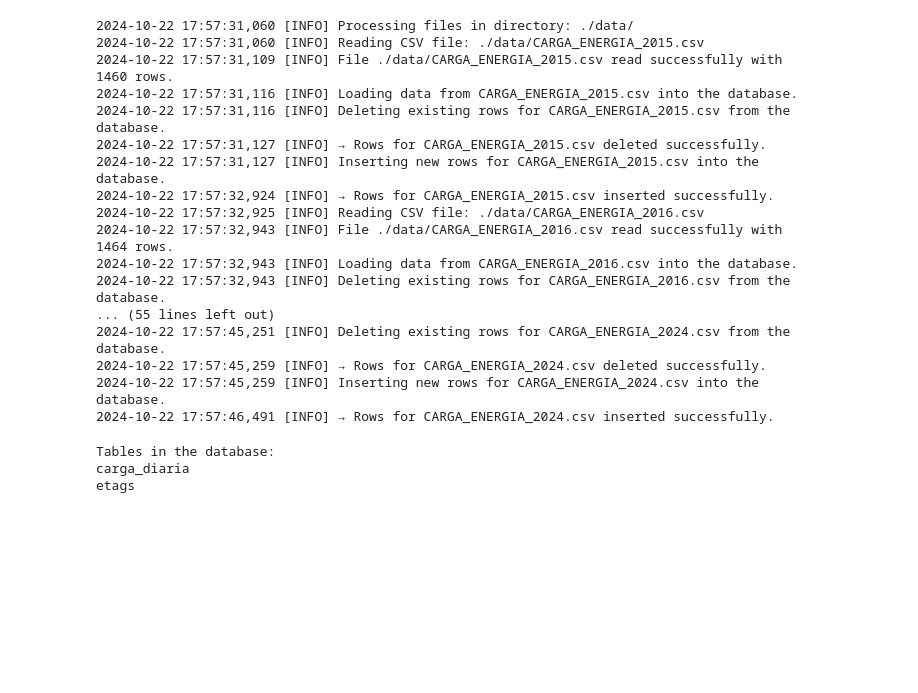
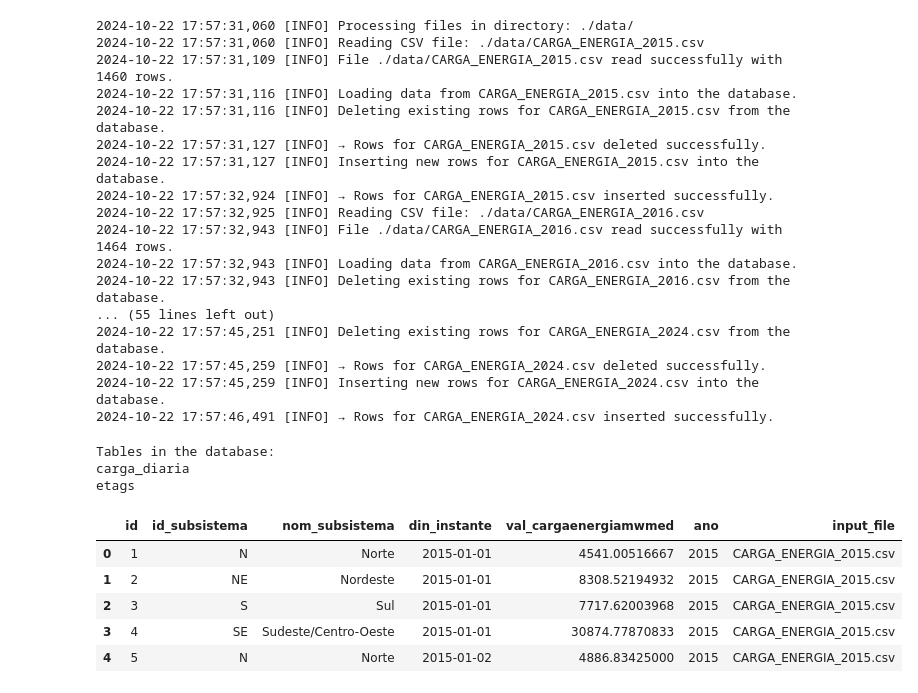
Before and after one commit to daviseemann/CurrentFlowData, a Jupyter notebook: notebooks/download_data.ipynb, the cells around one changed output. Saved outputs shown, nothing was run; the diff lists cells and outputs as text; code cells hidden in the pictures; blank space fills up the shorter version.

Commit message:
add feat to display sql table as a df

```diff
--- a/notebooks/download_data.ipynb
+++ b/notebooks/download_data.ipynb
@@ -367,7 +367,8 @@ def execute_query(query):
         cur.execute(query)
         result = cur.fetchall()
         cur.close()
-        return result
+        columns = [desc[0] for desc in cur.description]
+        return pd.DataFrame(result, columns=columns)
     except Exception as e:
         logging.error(f"Failed to execute query: {e}")
         return None
@@ -375,3 +376,15 @@ def execute_query(query):
 Tables in the database:
 carga_diaria
 etags
+# %%
+query = "SELECT * FROM carga_diaria LIMIT 5;"
+
+result = execute_query(query)
+display(result)
+# %% [output]
+|  | id | id_subsistema | nom_subsistema | din_instante | val_cargaenergiamwmed | ano | input_file |
+| 0 | 1 | N | Norte | 2015-01-01 | 4541.00516667 | 2015 | CARGA_ENERGIA_2015.csv |
+| 1 | 2 | NE | Nordeste | 2015-01-01 | 8308.52194932 | 2015 | CARGA_ENERGIA_2015.csv |
+| 2 | 3 | S | Sul | 2015-01-01 | 7717.62003968 | 2015 | CARGA_ENERGIA_2015.csv |
+| 3 | 4 | SE | Sudeste/Centro-Oeste | 2015-01-01 | 30874.77870833 | 2015 | CARGA_ENERGIA_2015.csv |
+| 4 | 5 | N | Norte | 2015-01-02 | 4886.83425000 | 2015 | CARGA_ENERGIA_2015.csv |
```
